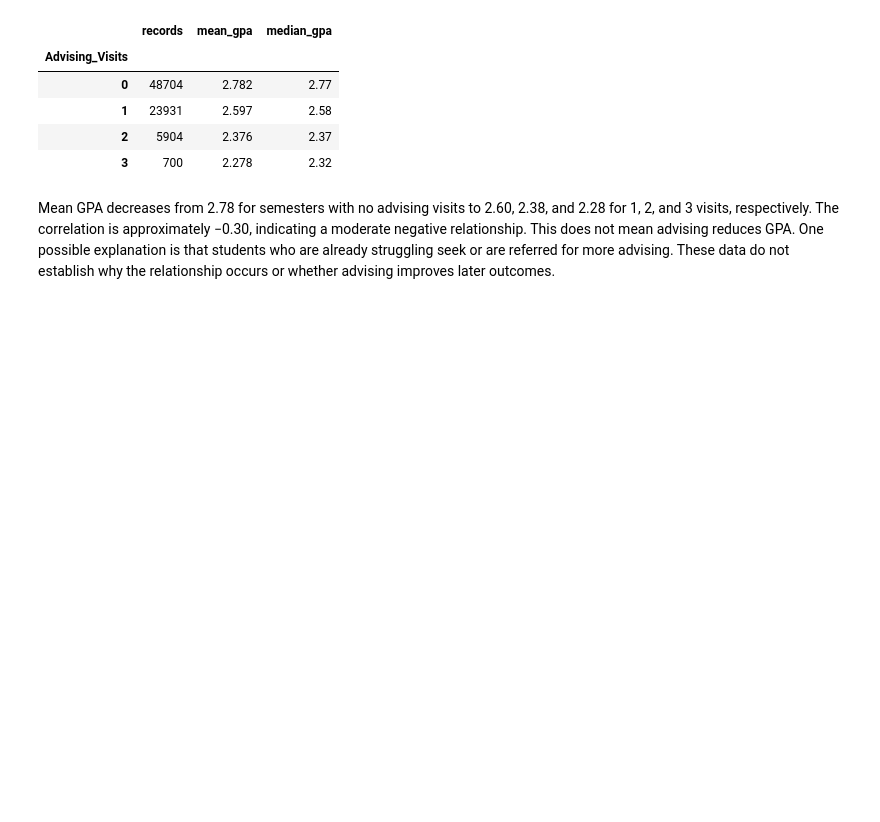
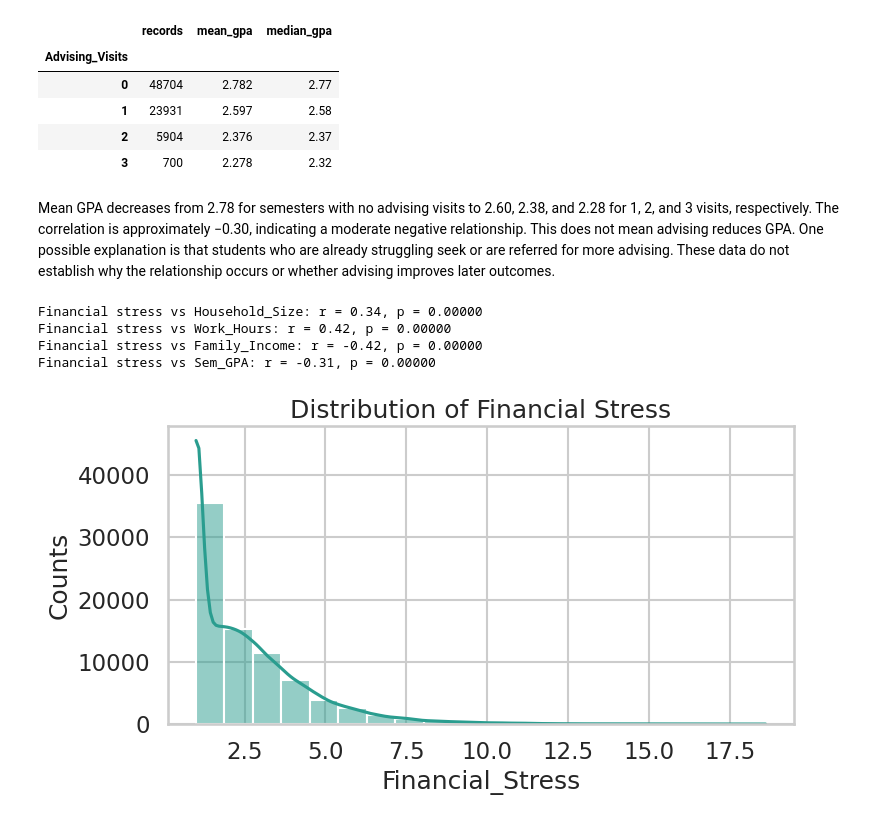
Before and after one commit to mihaighise/student_retention_analysis, a Jupyter notebook: Student_Retention.ipynb, the cells around one changed output. Saved outputs shown, nothing was run; the diff lists cells and outputs as text; code cells hidden in the pictures; blank space fills up the shorter version.

Commit message:
Added financial stress plots

```diff
--- a/Student_Retention.ipynb
+++ b/Student_Retention.ipynb
@@ -615,3 +607,29 @@ Pearson correlation: -0.305
 # %% [markdown]
 Mean GPA decreases from 2.78 for semesters with no advising visits to 2.60, 2.38, and 2.28 for 1, 2, and 3 visits, respectively. The correlation is approximately −0.30, indicating a moderate negative relationship.
 This does not mean advising reduces GPA. One possible explanation is that students who are already struggling seek or are referred for more advising. These data do not establish why the relationship occurs or whether advising improves later outcomes.
+# %%
+# Relationship between Financial Stress and 4 other features
+# Pearson r: close to +1 = both go up together, close to -1 = one goes up while the other goes down, close to 0 = no relationship
+
+features = ['Household_Size', 'Work_Hours', 'Family_Income', 'Sem_GPA']
+
+# Print the correlation for each feature
+for col in features:
+    data = df[[col, 'Financial_Stress']].dropna()
+    if col == 'Family_Income':
+        data = df.loc[df['Family_Income_Missing'] == 0, [col, 'Financial_Stress']]  # skip median-filled incomes
+    r, p = stats.pearsonr(data[col], data['Financial_Stress'])
+    print(f"Financial stress vs {col}: r = {r:.2f}, p = {p:.5f}")
+# %% [output]
+Financial stress vs Household_Size: r = 0.34, p = 0.00000
+Financial stress vs Work_Hours: r = 0.42, p = 0.00000
+Financial stress vs Family_Income: r = -0.42, p = 0.00000
+Financial stress vs Sem_GPA: r = -0.31, p = 0.00000
+# %%
+fig, ax = plt.subplots(figsize=(8, 4.5))
+sns.histplot(data=df_raw, x='Financial_Stress', bins=20, kde=True, color='#2A9D8F', ax=ax)
+ax.set(title='Distribution of Financial Stress', xlabel='Financial_Stress', ylabel='Counts')
+plt.tight_layout()
+plt.show()
+# %% [output]
+[figure, added]
```
Also changed, not shown: parts of 8 cells of this notebook.
